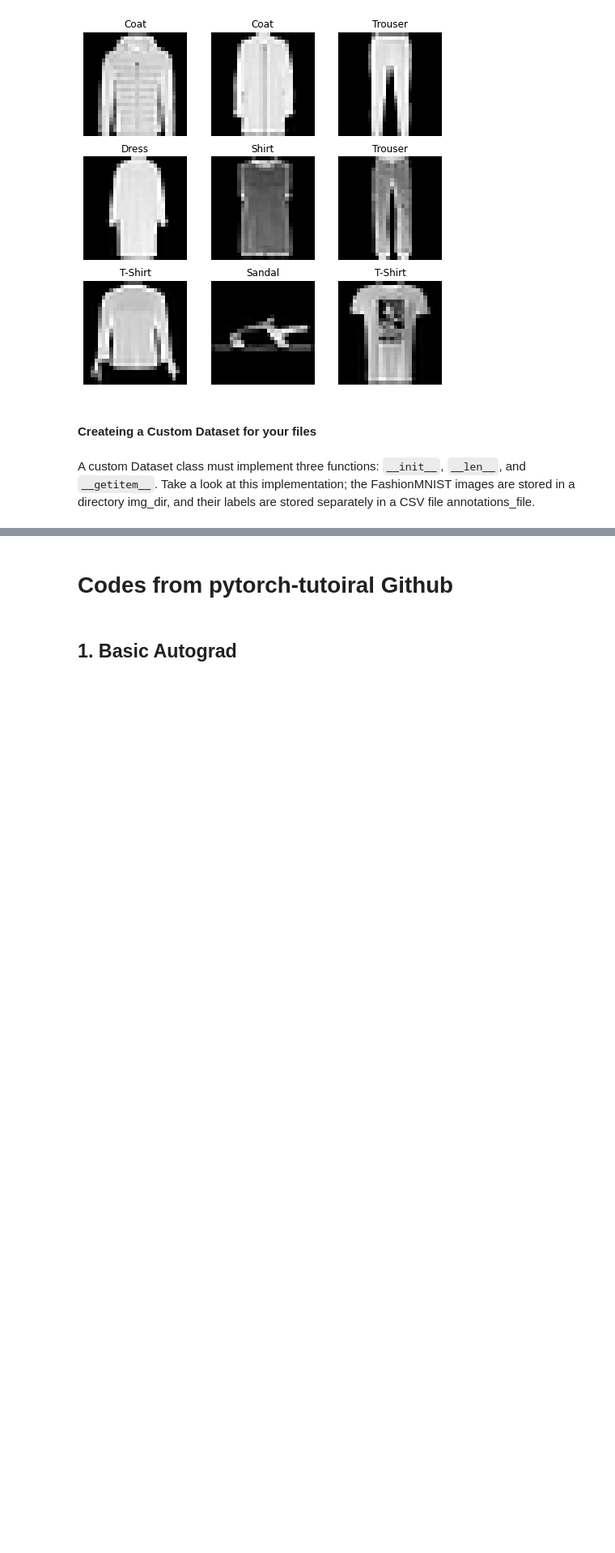
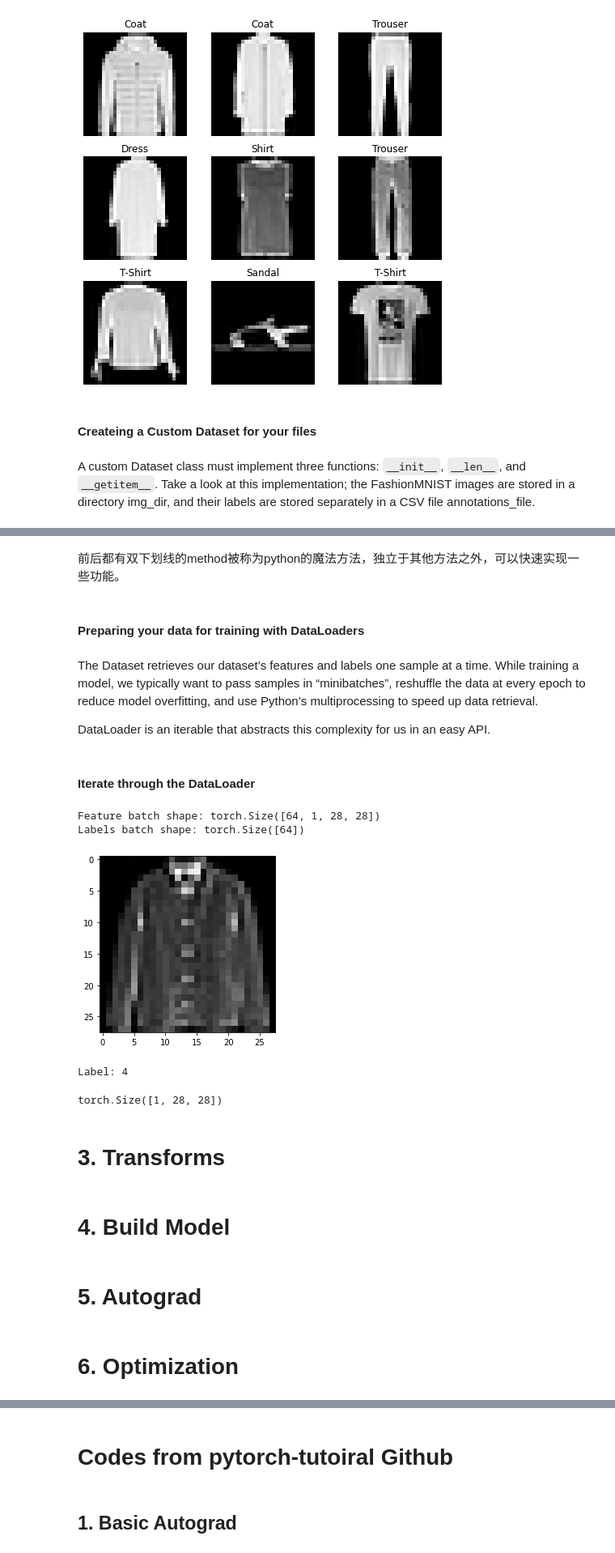
Before and after one commit to yangxin1022/MyLearningNote, a Jupyter notebook: pytorch-tutorial/Basic.ipynb, the cells around one changed output, grey strips where cells are left out. Shown at 81% size. Drawn from its saved outputs; the diff is of its cells as text; code cells hidden in the pictures; blank space fills up the shorter version.

Commit message:
datasets&dataloaders

```diff
--- a/pytorch-tutorial/Basic.ipynb
+++ b/pytorch-tutorial/Basic.ipynb
@@ -277,0 +291,43 @@ class CustomImageDataset(Dataset):
+# %% [markdown]
+前后都有双下划线的method被称为python的魔法方法，独立于其他方法之外，可以快速实现一些功能。
+# %% [markdown]
+#### Preparing your data for training with DataLoaders
+# %% [markdown]
+The Dataset retrieves our dataset’s features and labels one sample at a time. While training a model, we typically want to pass samples in “minibatches”, reshuffle the data at every epoch to reduce model overfitting, and use Python’s multiprocessing to speed up data retrieval.
+
+DataLoader is an iterable that abstracts this complexity for us in an easy API.
+# %%
+from torch.utils.data import DataLoader
+
+train_dataloader = DataLoader(training_data, batch_size=64, shuffle=True)
+test_dataloader = DataLoader(test_data, batch_size=64, shuffle=True)
+# %% [markdown]
+#### Iterate through the DataLoader
+# %%
+# Display image and label.
+train_features, train_labels = next(iter(train_dataloader))
+print(f"Feature batch shape: {train_features.size()}")
+print(f"Labels batch shape: {train_labels.size()}")
+img = train_features[0].squeeze()
+label = train_labels[0]
+plt.imshow(img, cmap="gray")
+plt.show()
+print(f"Label: {label}")
+# %% [output]
+Feature batch shape: torch.Size([64, 1, 28, 28])
+Labels batch shape: torch.Size([64])
+[figure, added]
+Label: 4
+# %%
+import numpy as np
+np.shape(train_features[0])
+# %% [output]
+torch.Size([1, 28, 28])
+# %% [markdown]
+# 3. Transforms
+# %% [markdown]
+# 4. Build Model
+# %% [markdown]
+# 5. Autograd
+# %% [markdown]
+# 6. Optimization
```
Also changed, not shown: parts of 3 cells of this notebook.
